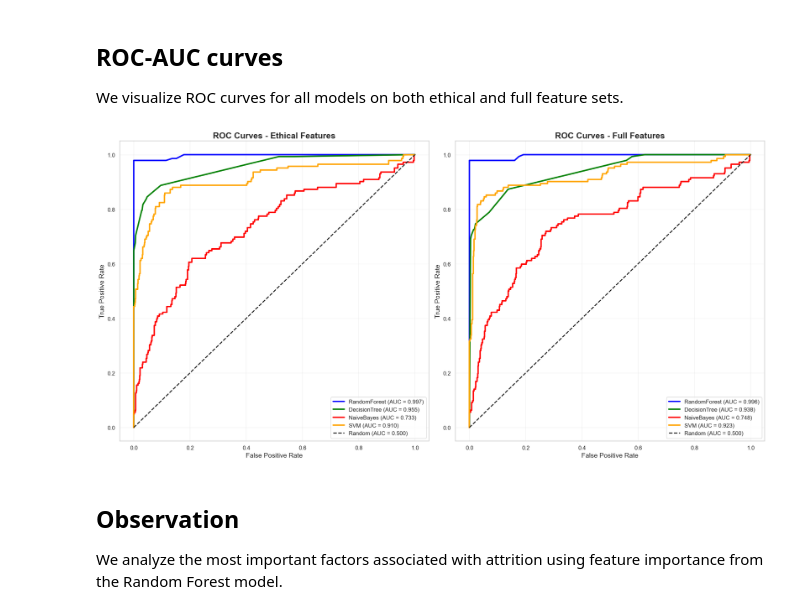
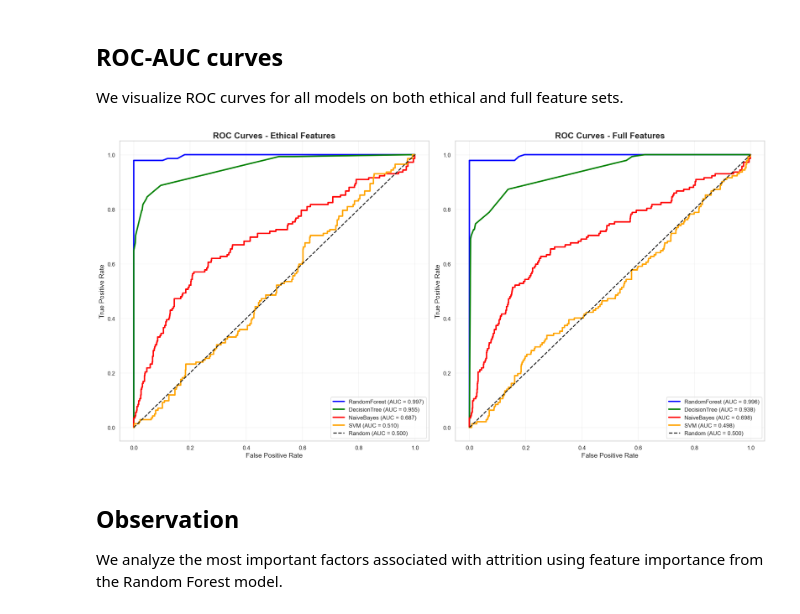
Before and after one commit to Low8/AI-group_5, a Jupyter notebook: project.ipynb, the cells around one changed output. Saved outputs shown, nothing was run; the diff lists cells and outputs as text; code cells hidden in the pictures.

```diff
--- a/project.ipynb
+++ b/project.ipynb
@@ -438,34 +433,0 @@ We standardize the features before training models to ensure fair comparison acr
-# %%
-# Prepare data for modelling
-
-target_col = 'Attrition'
-
-# Attrition is already encoded (0/1) from earlier steps
-X_full = df_full.drop(columns=[target_col])
-y = df_full[target_col]
-
-X_ethical = df_ethical.drop(columns=[target_col])
-
-# Train/test split BEFORE scaling
-X_train_full, X_test_full, y_train_full, y_test_full = train_test_split(
-    X_full, y, test_size=0.2, random_state=42, stratify=y
-)
-
-X_train_eth, X_test_eth, y_train_eth, y_test_eth = train_test_split(
-    X_ethical, y, test_size=0.2, random_state=42, stratify=y
-)
-
-# Standardize features for both datasets AFTER train/test split
-scaler_full = StandardScaler()
-scaler_eth = StandardScaler()
-
-# Fit and transform training data
-X_train_full_scaled = scaler_full.fit_transform(X_train_full)
-X_test_full_scaled = scaler_full.transform(X_test_full)
-
-X_train_eth_scaled = scaler_eth.fit_transform(X_train_eth)
-X_test_eth_scaled = scaler_eth.transform(X_test_eth)
-
-print("Data standardization completed.")
-print(f"Full features - scaled train/test: {X_train_full_scaled.shape}, {X_test_full_scaled.shape}")
-print(f"Ethical features - scaled train/test: {X_train_eth_scaled.shape}, {X_test_eth_scaled.shape}")
@@ -514,10 +472,10 @@ def evaluate_models(X_train, X_test, y_train, y_test, label):
 
 
 # Evaluate on ethical feature set (using scaled data)
-models_eth = evaluate_models(X_train_eth_scaled, X_test_eth_scaled, y_train_eth, y_test_eth, label='Ethical features')
+models_eth = evaluate_models(X_train_eth, X_test_eth, y_train_eth, y_test_eth, label='Ethical features')
 
 # Evaluate on full feature set (using scaled data)
-models_full = evaluate_models(X_train_full_scaled, X_test_full_scaled, y_train_full, y_test_full, label='Full features')
+models_full = evaluate_models(X_train_full, X_test_full, y_train_full, y_test_full, label='Full features')
 # %% [output]
 ================================================================================
 Results for feature set: Ethical features
@@ -552,40 +527,40 @@ colors = ['blue', 'green', 'red', 'orange']
 for i, name in enumerate(model_names):
     if name in models_eth:
         model = models_eth[name]
-        y_proba = model.predict_proba(X_test_eth_scaled)[:, 1]
+        y_proba = model.predict_proba(X_test_eth)[:, 1]
         fpr, tpr, _ = roc_curve(y_test_eth, y_proba)
         auc = roc_auc_score(y_test_eth, y_proba)
         axes[0].plot(fpr, tpr, label=f"{name} (AUC = {auc:.3f})", color=colors[i], linewidth=3)
 
 axes[0].plot([0, 1], [0, 1], 'k--', label='Random (AUC = 0.500)', linewidth=2)
 axes[0].set_title('ROC Curves - Ethical Features', fontsize=18, fontweight='bold')
 axes[0].set_xlabel('False Positive Rate', fontsize=14)
 axes[0].set_ylabel('True Positive Rate', fontsize=14)
 axes[0].legend(loc='lower right', fontsize=12)
 axes[0].tick_params(labelsize=12)
 axes[0].grid(True, alpha=0.3)
 
 # Full features
 for i, name in enumerate(model_names):
     if name in models_full:
         model = models_full[name]
-        y_proba = model.predict_proba(X_test_full_scaled)[:, 1]
+        y_proba = model.predict_proba(X_test_full)[:, 1]
         fpr, tpr, _ = roc_curve(y_test_full, y_proba)
         auc = roc_auc_score(y_test_full, y_proba)
         axes[1].plot(fpr, tpr, label=f"{name} (AUC = {auc:.3f})", color=colors[i], linewidth=3)
 
 axes[1].plot([0, 1], [0, 1], 'k--', label='Random (AUC = 0.500)', linewidth=2)
 axes[1].set_title('ROC Curves - Full Features', fontsize=18, fontweight='bold')
 axes[1].set_xlabel('False Positive Rate', fontsize=14)
 axes[1].set_ylabel('True Positive Rate', fontsize=14)
 axes[1].legend(loc='lower right', fontsize=12)
 axes[1].tick_params(labelsize=12)
 axes[1].grid(True, alpha=0.3)
 
 plt.tight_layout()
 plt.show()
 # %% [output]
-[figure, old version]
+[figure, new version]
 # %% [markdown]
 ## Observation
 
```
Also changed, not shown: parts of 3 cells of this notebook.
